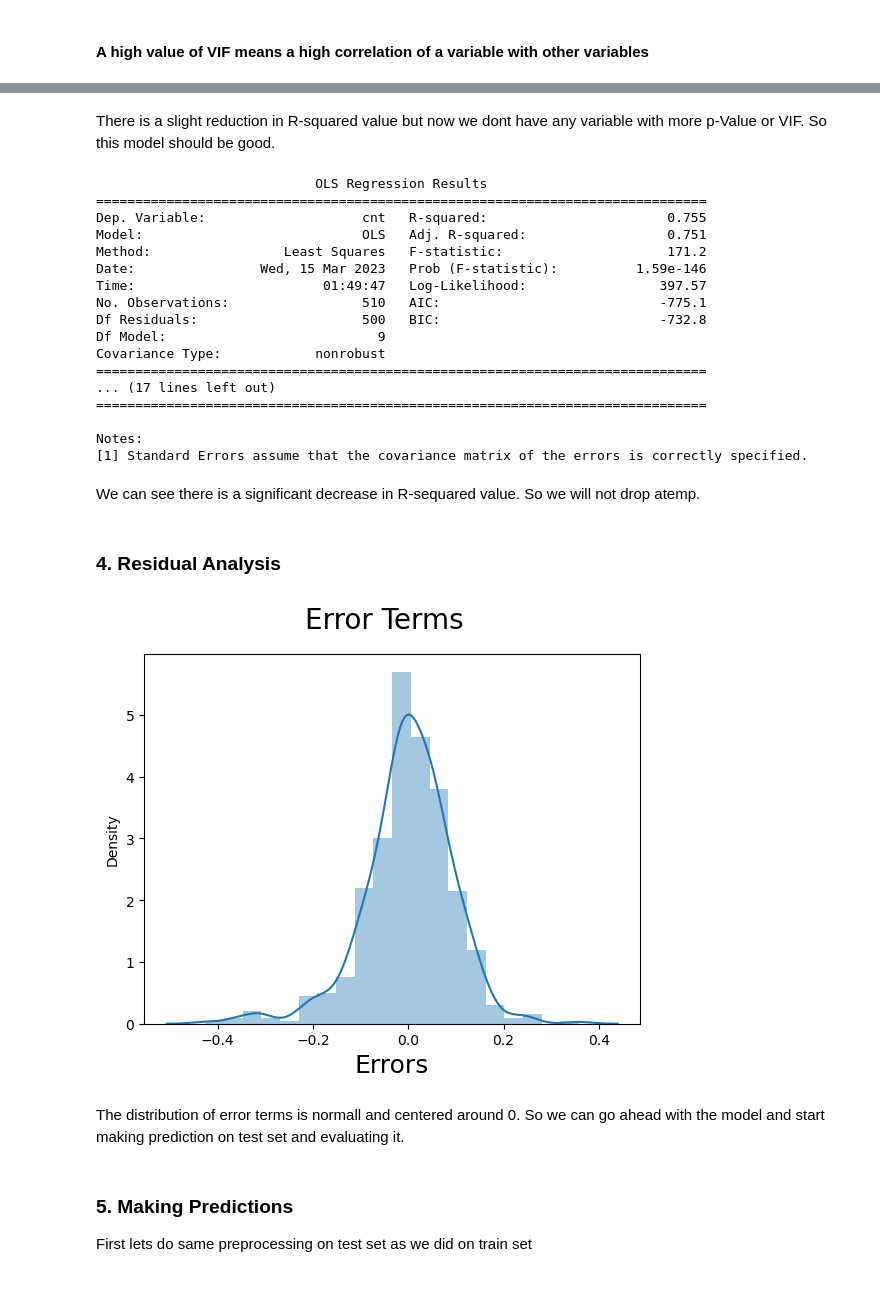
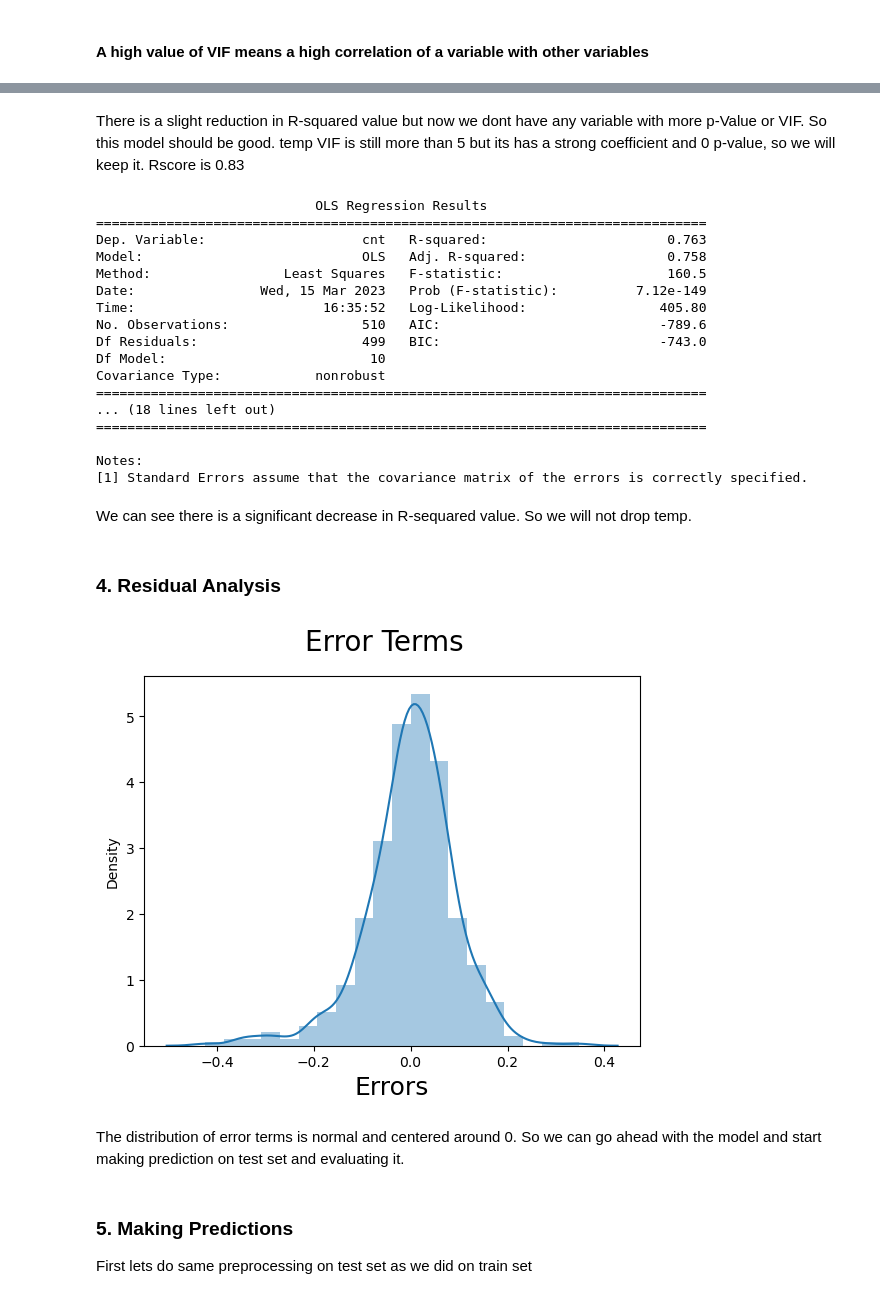
Before and after one commit to udayrangta89/MLC48, a Jupyter notebook: BikeSharingAssignment/LinearRegressionAssignment_UdayRangta.ipynb, the cells around one changed output, grey strips where cells are left out. Saved outputs shown, nothing was run; the diff lists cells and outputs as text; code cells hidden in the pictures.

```diff
--- a/BikeSharingAssignment/LinearRegressionAssignment_UdayRangta.ipynb
+++ b/BikeSharingAssignment/LinearRegressionAssignment_UdayRangta.ipynb
@@ -484,6 +388,0 @@ Notes:
-# %%
-# adding more variables  - yr
-X_train_lm = X_train[['atemp','yr']]
-X_train_lm = sm.add_constant(X_train_lm)
-lr = sm.OLS(y_train,X_train_lm).fit()
-print(lr.summary())
@@ -592,6 +465,6 @@ Also if we look a the P value from liner model summary stats, `mnth` has a high
 # %%
-# As mnth has high VIF and p-Value, lets drop and create another model and see the stats again
-X = X_train.drop('mnth',axis =1)
+# As atemp has high VIF and p-Value, lets drop and create another model and see the stats again
+X = X_train.drop('atemp',axis =1)
 # %%
 # Create another model
 X_train_lm = sm.add_constant(X)
@@ -642,7 +516,7 @@ vif
 # %%
-# We dont have any variable with more tha 0.05 p-Value, but still we have high VIF
+# We have mnth with high p-Value
 # Lets remove hum
-X = X.drop('hum',axis =1)
+X = X.drop('mnth',axis =1)
 # %%
 # Create another model
 X_train_lm = sm.add_constant(X)
@@ -742,10 +617,11 @@ vif
 | 7 | Rain | 1.08 |
 # %% [markdown]
 There is a slight reduction in R-squared value but now we dont have any variable with more p-Value or VIF.
-So this model should be good.
+So this model should be good. temp VIF is still more than 5 but its has a strong coefficient and 0 p-value, so we will keep it.
+Rscore is 0.83
 # %%
-#Just to check what changes if we drop atemp considering its more than 5
-X_check = X.drop('atemp',axis =1)
+#Just to check what changes if we drop temp considering its more than 5
+X_check = X.drop('temp',axis =1)
 # Create another model
 X_check_train_lm = sm.add_constant(X_check)
 
@@ -754,39 +630,39 @@ print(lr_5.summary())
 # %% [output]
                             OLS Regression Results
 ==============================================================================
-Dep. Variable:                    cnt   R-squared:                       0.755
-Model:                            OLS   Adj. R-squared:                  0.751
-Method:                 Least Squares   F-statistic:                     171.2
-Date:                Wed, 15 Mar 2023   Prob (F-statistic):          1.59e-146
-Time:                        01:49:47   Log-Likelihood:                 397.57
-No. Observations:                 510   AIC:                            -775.1
-Df Residuals:                     500   BIC:                            -732.8
-Df Model:                           9
+Dep. Variable:                    cnt   R-squared:                       0.763
+Model:                            OLS   Adj. R-squared:                  0.758
+Method:                 Least Squares   F-statistic:                     160.5
+Date:                Wed, 15 Mar 2023   Prob (F-statistic):          7.12e-149
+Time:                        16:35:52   Log-Likelihood:                 405.80
+No. Observations:                 510   AIC:                            -789.6
+Df Residuals:                     499   BIC:                            -743.0
+Df Model:                          10
 Covariance Type:            nonrobust
 ==============================================================================
-... (17 lines left out)
+... (18 lines left out)
 ==============================================================================
 
 Notes:
 [1] Standard Errors assume that the covariance matrix of the errors is correctly specified.
 # %% [markdown]
-We can see there is a significant decrease in R-sequared value. So we will not drop atemp.
+We can see there is a significant decrease in R-sequared value. So we will not drop temp.
 # %% [markdown]
 ### 4. Residual Analysis
 # %%
 #Predict value of y from the models
-y_train_cnt = lr_4.predict(X_train_lm)
+y_train_pred = lr_4.predict(X_train_lm)
 # %%
 # Plot the histogram of the error terms
 fig = plt.figure()
-sns.distplot((y_train - y_train_cnt), bins = 20)  # Residual is y train - y_train_pred
+sns.distplot((y_train - y_train_pred), bins = 20)  # Residual is y train - y_train_pred
 fig.suptitle('Error Terms', fontsize = 20)                  # Plot heading
 plt.xlabel('Errors', fontsize = 18)                         # X-label
 plt.show()
 # %% [output]
-[figure, old version]
+[figure, new version]
 # %% [markdown]
-The distribution of error terms is normall and centered around 0. So we can go ahead with the model and start making prediction on test set and evaluating it.
+The distribution of error terms is normal and centered around 0. So we can go ahead with the model and start making prediction on test set and evaluating it.
 # %% [markdown]
 ### 5. Making Predictions
 
```
Also changed, not shown: parts of 67 cells of this notebook.
